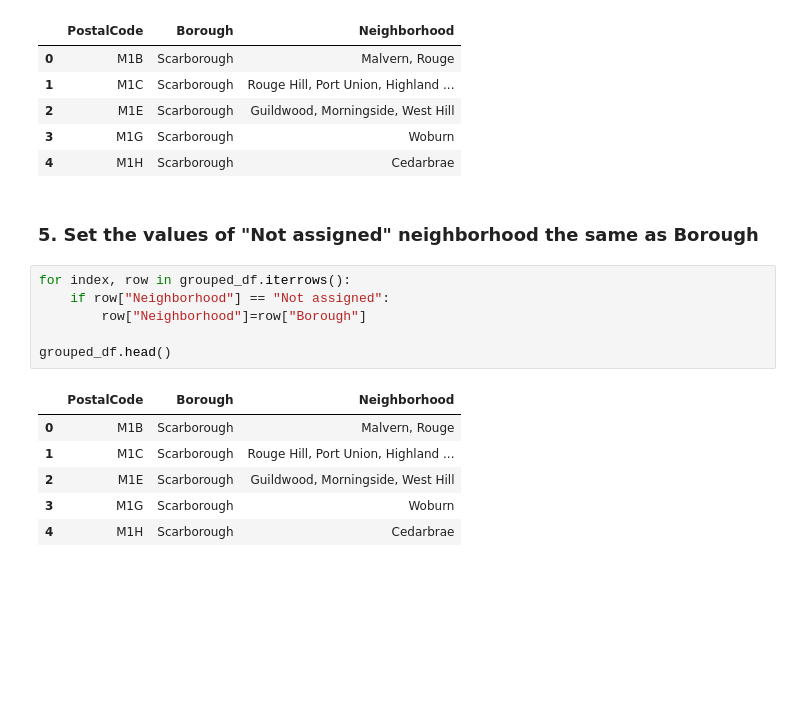
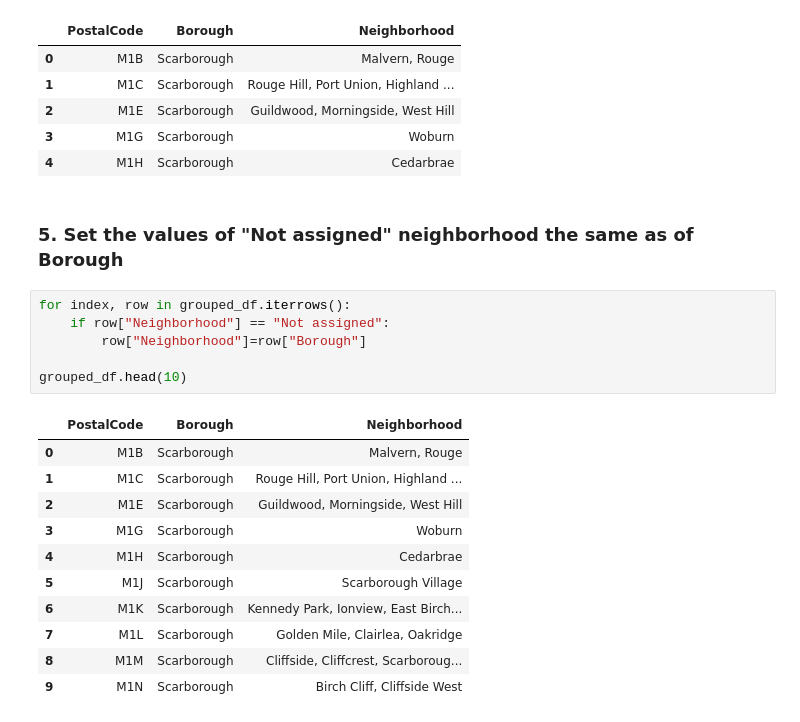
Before and after one commit to sissilin1027/Coursera_Capstone, a Jupyter notebook: Week3 assignment.ipynb, the cells around one changed output. Drawn from its saved outputs; the diff is of its cells as text; blank space fills up the shorter version.

```diff
--- a/Week3 assignment.ipynb
+++ b/Week3 assignment.ipynb
@@ -111,17 +89,22 @@ grouped_df.head()
 | 3 | M1G | Scarborough | Woburn |
 | 4 | M1H | Scarborough | Cedarbrae |
 # %% [markdown]
-### 5. Set the values of "Not assigned" neighborhood the same as Borough
+### 5. Set the values of "Not assigned" neighborhood the same as of Borough
 # %%
 for index, row in grouped_df.iterrows():
     if row["Neighborhood"] == "Not assigned":
         row["Neighborhood"]=row["Borough"]
 
-grouped_df.head()
+grouped_df.head(10)
 # %% [output]
 |  | PostalCode | Borough | Neighborhood |
 | 0 | M1B | Scarborough | Malvern, Rouge |
 | 1 | M1C | Scarborough | Rouge Hill, Port Union, Highland ... |
 | 2 | M1E | Scarborough | Guildwood, Morningside, West Hill |
 | 3 | M1G | Scarborough | Woburn |
 | 4 | M1H | Scarborough | Cedarbrae |
+| 5 | M1J | Scarborough | Scarborough Village |
+| 6 | M1K | Scarborough | Kennedy Park, Ionview, East Birch... |
+| 7 | M1L | Scarborough | Golden Mile, Clairlea, Oakridge |
+| 8 | M1M | Scarborough | Cliffside, Cliffcrest, Scarboroug... |
+| 9 | M1N | Scarborough | Birch Cliff, Cliffside West |
```
Also changed, not shown: parts of 66 cells of this notebook.
